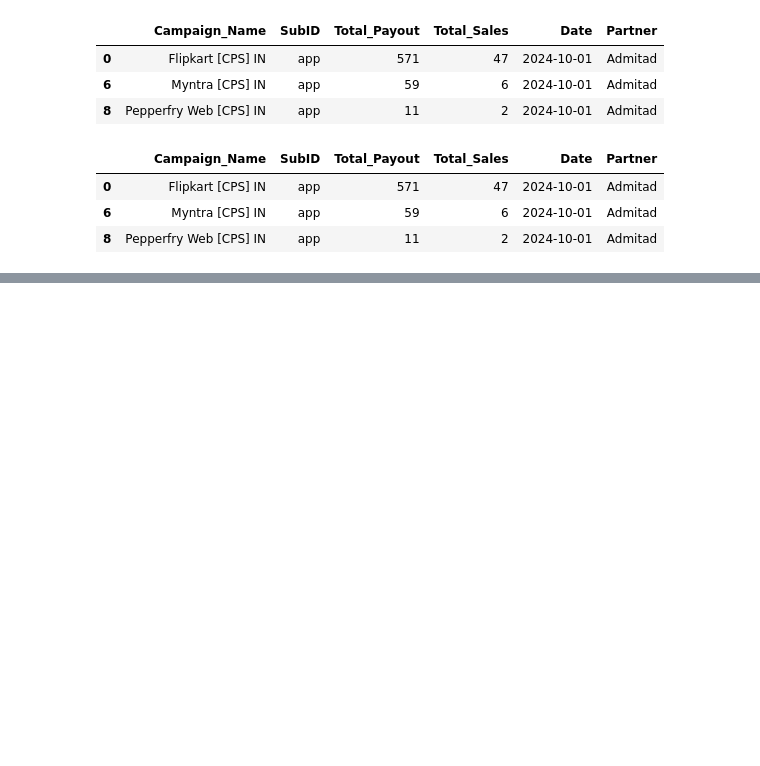
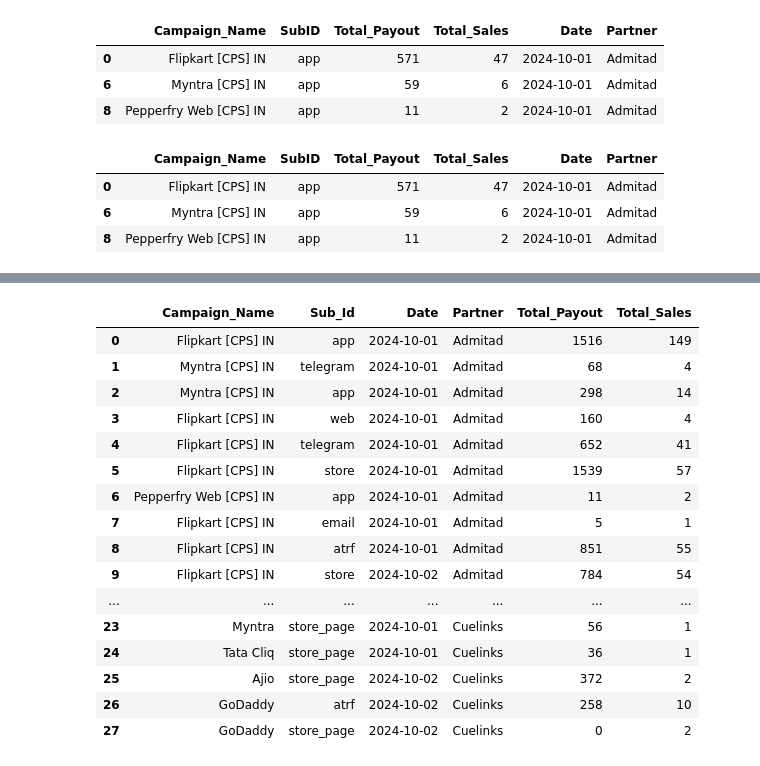
Before and after one commit to Maruf-Ahmad-khan/Pattern-Recognition-And-Machine-Learning, a Jupyter notebook: Payout Performance.ipynb, the cells around one changed output, grey strips where cells are left out. Saved outputs shown, nothing was run; the diff lists cells and outputs as text; code cells hidden in the pictures; blank space fills up the shorter version.

```diff
--- a/Payout Performance.ipynb
+++ b/Payout Performance.ipynb
@@ -390,0 +450,7 @@ Sorted array:
+# %%
+Cue = pd.read_excel(r"C:\Users\mk744\Downloads\Payout Sales Data\Cuelinks FS 1 to 2 Oct.xls")
+Cue['Date'] = pd.to_datetime(Cue['Transaction Date'], errors = 'coerce').dt.date
+Cue['Time'] = pd.to_datetime(Cue['Transaction Date'], errors = 'coerce').dt.time
+Cue.drop(columns=['Transaction Date'], inplace=True)
+Cue_cols = Cue.filter(items=['Campaign_Name', 'Payout', 'Sub_Id', 'Date', 'Partner'])
+Cue_cols.head()
@@ -390,0 +464,6 @@ Sorted array:
+# %%
+Cues_data = Cue_cols.groupby(['Campaign_Name', 'Sub_Id', 'Date', 'Partner']).agg(
+                                              Total_Payout = ("Payout", lambda x : int(np.ceil(x.sum()))),
+                                              Total_Sales = ("Payout", "count")
+).reset_index().sort_values(by="Date", ascending=True)
+Cues_data
@@ -390,0 +481,21 @@ Sorted array:
+# %%
+Merge_Data = pd.concat([Result, Cues_data], ignore_index=True)
+Merge_Data
+# %% [output]
+|  | Campaign_Name | Sub_Id | Date | Partner | Total_Payout | Total_Sales |
+| 0 | Flipkart [CPS] IN | app | 2024-10-01 | Admitad | 1516 | 149 |
+| 1 | Myntra [CPS] IN | telegram | 2024-10-01 | Admitad | 68 | 4 |
+| 2 | Myntra [CPS] IN | app | 2024-10-01 | Admitad | 298 | 14 |
+| 3 | Flipkart [CPS] IN | web | 2024-10-01 | Admitad | 160 | 4 |
+| 4 | Flipkart [CPS] IN | telegram | 2024-10-01 | Admitad | 652 | 41 |
+| 5 | Flipkart [CPS] IN | store | 2024-10-01 | Admitad | 1539 | 57 |
+| 6 | Pepperfry Web [CPS] IN | app | 2024-10-01 | Admitad | 11 | 2 |
+| 7 | Flipkart [CPS] IN | email | 2024-10-01 | Admitad | 5 | 1 |
+| 8 | Flipkart [CPS] IN | atrf | 2024-10-01 | Admitad | 851 | 55 |
+| 9 | Flipkart [CPS] IN | store | 2024-10-02 | Admitad | 784 | 54 |
+| ... | ... | ... | ... | ... | ... | ... |
+| 23 | Myntra | store_page | 2024-10-01 | Cuelinks | 56 | 1 |
+| 24 | Tata Cliq | store_page | 2024-10-01 | Cuelinks | 36 | 1 |
+| 25 | Ajio | store_page | 2024-10-02 | Cuelinks | 372 | 2 |
+| 26 | GoDaddy | atrf | 2024-10-02 | Cuelinks | 258 | 10 |
+| 27 | GoDaddy | store_page | 2024-10-02 | Cuelinks | 0 | 2 |
```
Also changed, not shown: parts of 13 cells of this notebook, 4 other files.
